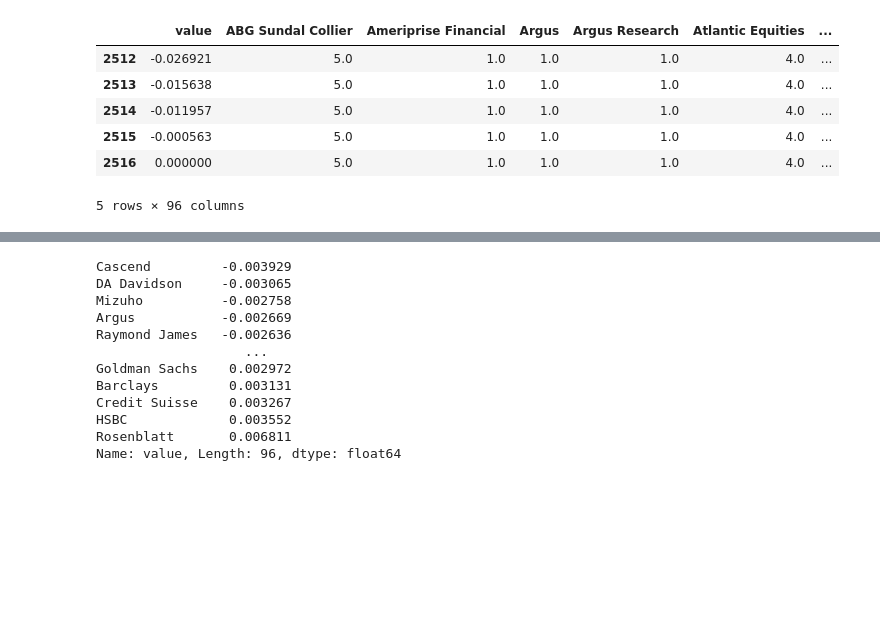
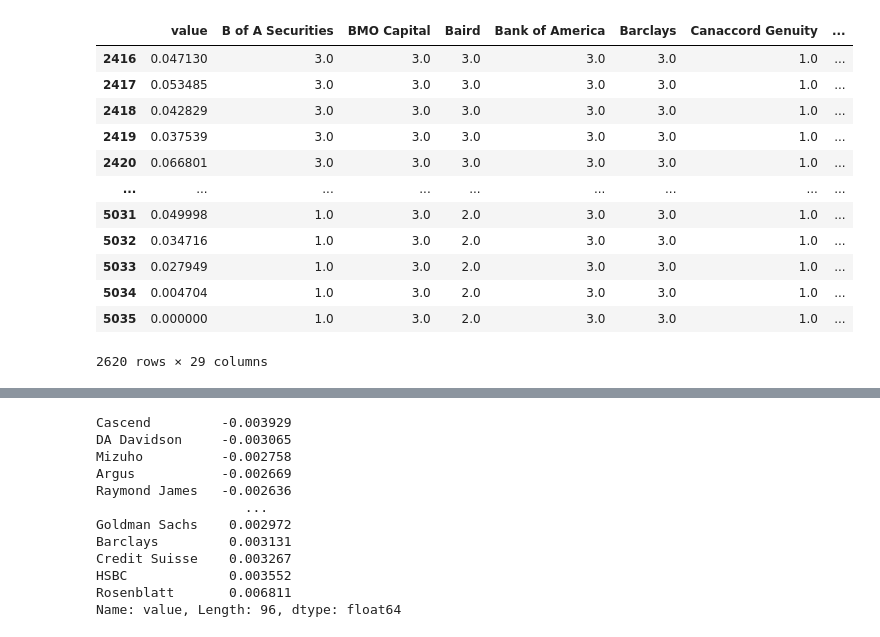
Before and after one commit to smartestrobotdai/portfolio, a Jupyter notebook: recommend/experts.ipynb, the cells around one changed output, grey strips where cells are left out. Saved outputs shown, nothing was run; the diff lists cells and outputs as text; code cells hidden in the pictures; blank space fills up the shorter version.

```diff
--- a/recommend/experts.ipynb
+++ b/recommend/experts.ipynb
@@ -340,0 +278,2 @@ df['close_log_diff'].autocorr()
+# %%
+remove_firm_list = occurr[occurr[0] < 10]['firm']
@@ -340,0 +284,2 @@ df['close_log_diff'].autocorr()
+# %%
+wide_table.drop(remove_firm_list, axis=1, inplace=True)
@@ -340,0 +305,2 @@ df['close_log_diff'].autocorr()
+# %%
+df_merged = pd.merge_asof(df, wide_table.sort_values(by=['time']), on='time')
@@ -340,0 +327,2 @@ df['close_log_diff'].autocorr()
+# %%
+df_merged = df_merged[df_merged['Baird'].notnull()]
@@ -341,10 +351,16 @@ df['close_log_diff'].autocorr()
 # %%
-df.iloc[:, 10:].tail()
+df_merged.iloc[:, 10:]
 # %% [output]
-|  | value | ABG Sundal Collier | Ameriprise Financial | Argus | Argus Research | Atlantic Equities | ... |
-| 2512 | -0.026921 | 5.0 | 1.0 | 1.0 | 1.0 | 4.0 | ... |
-| 2513 | -0.015638 | 5.0 | 1.0 | 1.0 | 1.0 | 4.0 | ... |
-| 2514 | -0.011957 | 5.0 | 1.0 | 1.0 | 1.0 | 4.0 | ... |
-| 2515 | -0.000563 | 5.0 | 1.0 | 1.0 | 1.0 | 4.0 | ... |
-| 2516 | 0.000000 | 5.0 | 1.0 | 1.0 | 1.0 | 4.0 | ... |
+|  | value | B of A Securities | BMO Capital | Baird | Bank of America | Barclays | Canaccord Genuity | ... |
+| 2416 | 0.047130 | 3.0 | 3.0 | 3.0 | 3.0 | 3.0 | 1.0 | ... |
+| 2417 | 0.053485 | 3.0 | 3.0 | 3.0 | 3.0 | 3.0 | 1.0 | ... |
+| 2418 | 0.042829 | 3.0 | 3.0 | 3.0 | 3.0 | 3.0 | 1.0 | ... |
+| 2419 | 0.037539 | 3.0 | 3.0 | 3.0 | 3.0 | 3.0 | 1.0 | ... |
+| 2420 | 0.066801 | 3.0 | 3.0 | 3.0 | 3.0 | 3.0 | 1.0 | ... |
+| ... | ... | ... | ... | ... | ... | ... | ... | ... |
+| 5031 | 0.049998 | 1.0 | 3.0 | 2.0 | 3.0 | 3.0 | 1.0 | ... |
+| 5032 | 0.034716 | 1.0 | 3.0 | 2.0 | 3.0 | 3.0 | 1.0 | ... |
+| 5033 | 0.027949 | 1.0 | 3.0 | 2.0 | 3.0 | 3.0 | 1.0 | ... |
+| 5034 | 0.004704 | 1.0 | 3.0 | 2.0 | 3.0 | 3.0 | 1.0 | ... |
+| 5035 | 0.000000 | 1.0 | 3.0 | 2.0 | 3.0 | 3.0 | 1.0 | ... |
-5 rows × 96 columns
+2620 rows × 29 columns
```
Also changed, not shown: parts of 52 cells of this notebook, 9 other files.
